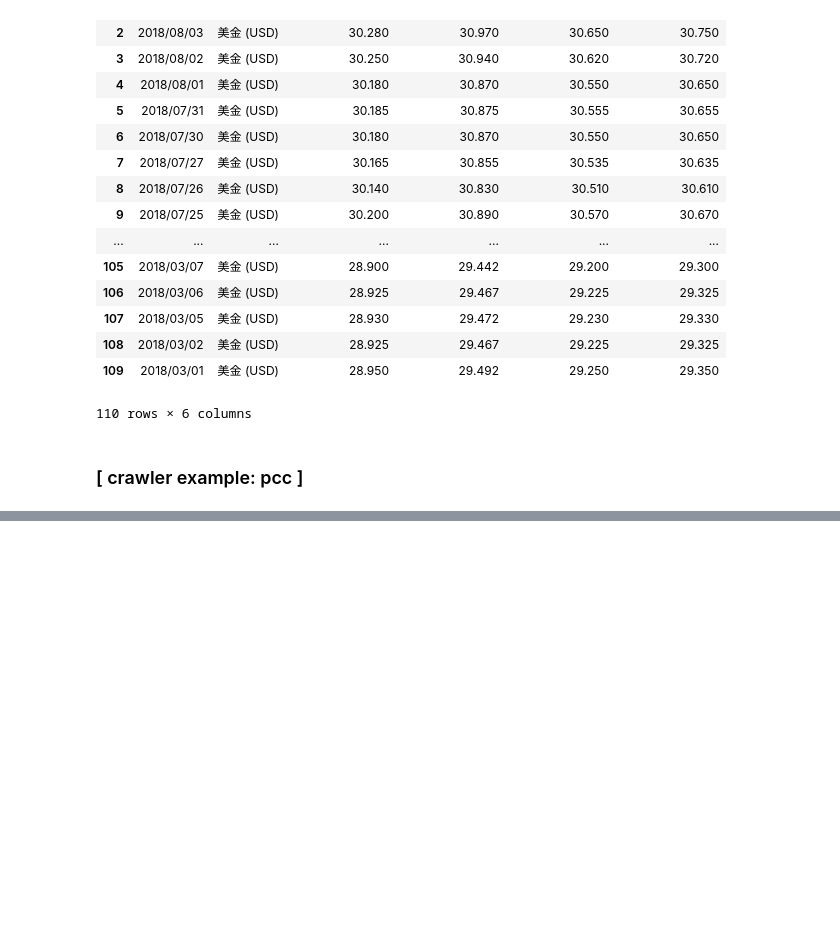
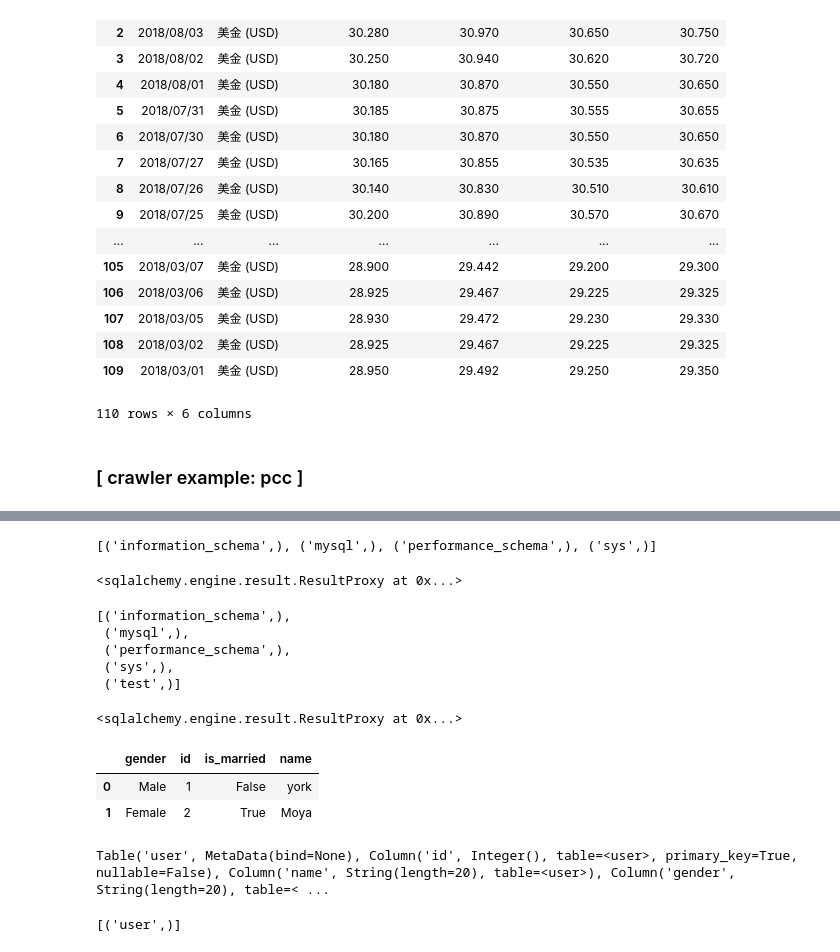
Before and after one commit to YuHsuanLin/pythonetl, a Jupyter notebook: cb102/cb102_20180807.ipynb, the cells around one changed output, grey strips where cells are left out. Drawn from its saved outputs; the diff is of its cells as text; code cells hidden in the pictures; blank space fills up the shorter version.

Commit message:
add sqlalchemy intro

```diff
--- a/cb102/cb102_20180807.ipynb
+++ b/cb102/cb102_20180807.ipynb
@@ -188,0 +228,30 @@ df
+# %%
+engine.execute("SHOW DATABASES;").fetchall()
+# %% [output]
+[('information_schema',), ('mysql',), ('performance_schema',), ('sys',)]
+# %%
+engine.execute("CREATE DATABASE test CHARACTER SET utf8mb4 COLLATE utf8mb4_unicode_ci")
+# %% [output]
+<sqlalchemy.engine.result.ResultProxy at 0x...>
+# %%
+engine.execute("SHOW DATABASES;").fetchall()
+# %% [output]
+[('information_schema',),
+ ('mysql',),
+ ('performance_schema',),
+ ('sys',),
+ ('test',)]
+# %%
+engine.execute("USE test;")
+# %% [output]
+<sqlalchemy.engine.result.ResultProxy at 0x...>
+# %%
+df = pd.DataFrame([
+    {'id':1,'name':'york','gender':'Male','is_married': False},
+    {'id':2,'name':'Moya','gender':'Female','is_married':True}
+])
+df
+# %% [output]
+|  | gender | id | is_married | name |
+| 0 | Male | 1 | False | york |
+| 1 | Female | 2 | True | Moya |
@@ -188,0 +271,4 @@ df
+# %%
+User.__table__
+# %% [output]
+Table('user', MetaData(bind=None), Column('id', Integer(), table=<user>, primary_key=True, nullable=False), Column('name', String(length=20), table=<user>), Column('gender', String(length=20), table=< ...
@@ -188,0 +277,4 @@ df
+# %%
+engine.execute("SHOW tables;").fetchall()
+# %% [output]
+[('user',)]
```
Also changed, not shown: parts of 36 cells of this notebook.
